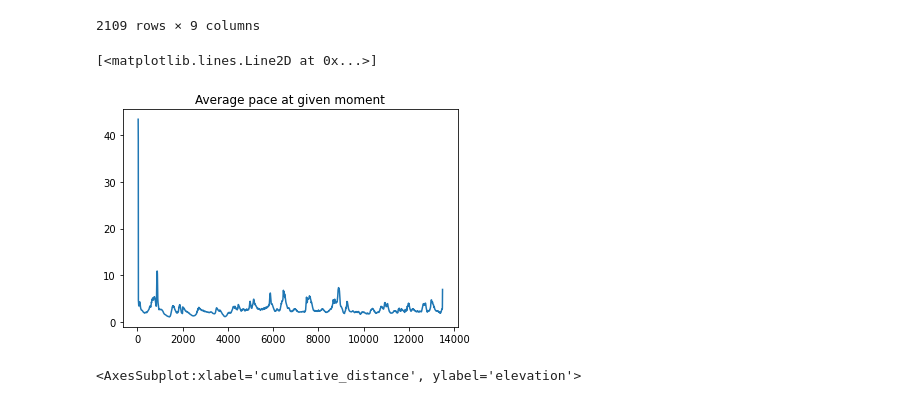
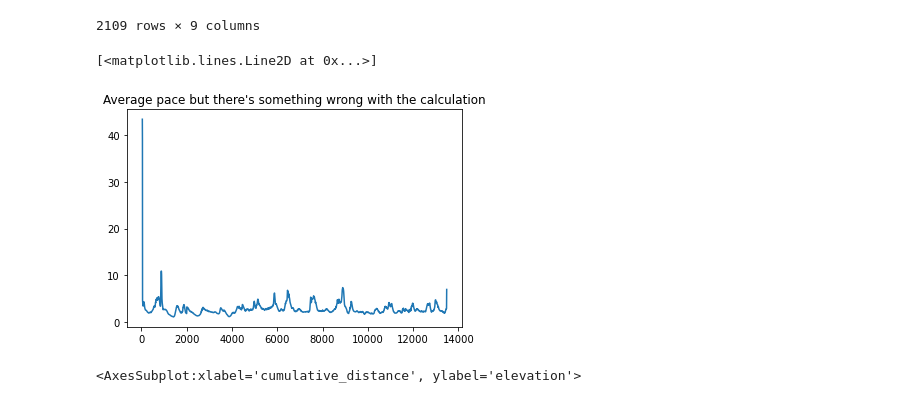
Before and after one commit to brianclements03/my_strava_project, a Jupyter notebook: initial_strava_explore.ipynb, the cells around one changed output. Saved outputs shown, nothing was run; the diff lists cells and outputs as text; code cells hidden in the pictures.

```diff
--- a/initial_strava_explore.ipynb
+++ b/initial_strava_explore.ipynb
@@ -171,21 +173,21 @@ strava1_df
 # %%
 # pip install numpy_ext
 # an extension of numpy features
 from numpy_ext import rolling_apply
 import matplotlib.pyplot as plt
 
 
 def rolling_metric_pace(duration, distance):
     return (duration.sum() / 60) / (distance.sum() / 1000)
 
 
 x = strava1_df.cumulative_distance
 y = rolling_apply(rolling_metric_pace, 10, strava1_df.duration.values, strava1_df.distance.values)
-plt.title("Average pace at given moment")
+plt.title("Average pace but there's something wrong with the calculation")
 plt.plot(x, y)
 # %% [output]
 [<matplotlib.lines.Line2D at 0x...>]
-[figure, old version]
+[figure, new version]
 # %%
 import seaborn as sns
 
```
Also changed, not shown: parts of 26 cells of this notebook, 1 other file.
